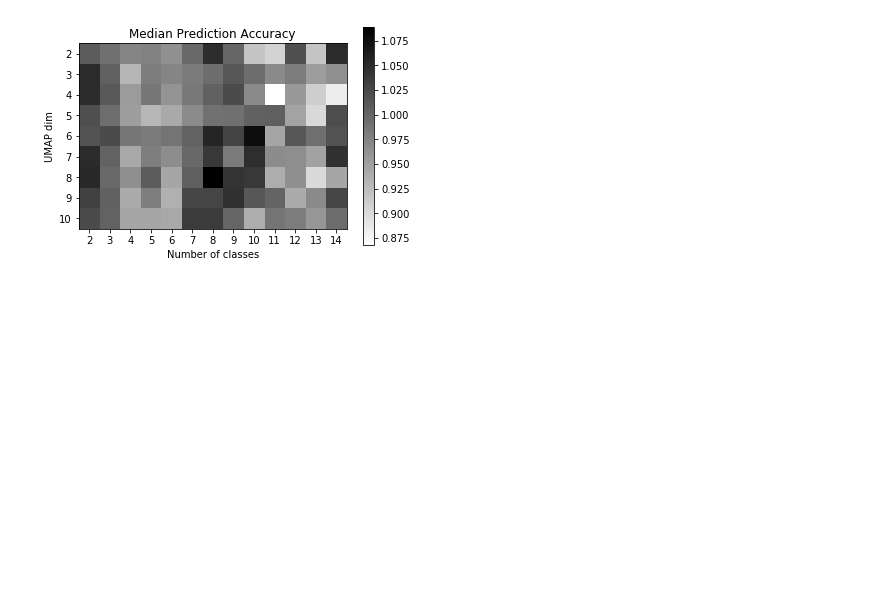
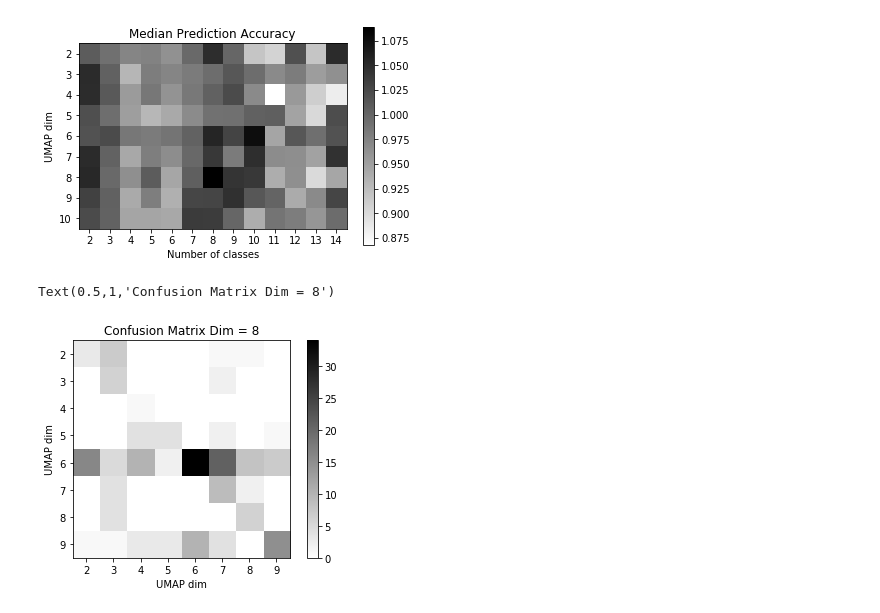
Before and after one commit to BouchardLab/ML_4_prec_prognosis, a Jupyter notebook: bin/confusionmatrix.ipynb, the cells around one changed output. Cells and saved outputs as stored; diff of their text form; code cells hidden in the pictures; blank space fills up the shorter version.

Commit message:
matrix

```diff
--- a/bin/confusionmatrix.ipynb
+++ b/bin/confusionmatrix.ipynb
@@ -91,3 +93,44 @@ ax.set_title('Median Prediction Accuracy')
 # %% [output]
 Text(0.5,1,'Median Prediction Accuracy')
 [figure]
+# %%
+filename = '/Users/ahyeon/Desktop/TBIanalysis/data/data.h5'
+with h5py.File(filename, 'r') as f:
+    data_bm = f['data_matrix_subset_biomarker'][:].T
+    data_oc = f['data_matrix_subset_outcome'][:].T
+    feature_bm = f['feature_name_subset_biomarker'][:]
+    feature_oc = f['feature_name_subset_outcome'][:]
+    pid = f['patient_id'][:]
+# %%
+k=8
+c=8
+confmat = np.zeros((8,8))
+
+embedding = run_umap(data_oc, k, n_neighbors=10,min_dist=0.001)
+Z = hierarchy.linkage(embedding, 'ward', optimal_ordering=True)
+labels = hierarchy.cut_tree(Z, n_clusters=c).reshape(247)
+
+
+rf = RFC(100)
+
+testX, trainX, testY, trainY = train_test_split(data_oc, labels, test_size=0.2)
+rf.fit(trainX, trainY)
+predictions = rf.predict(testX)
+prob = rf.predict_proba(testX)
+for p,a in zip(predictions, testY):
+    confmat[p,a] += 1
+# %%
+f, ax = plt.subplots(1)
+im = ax.imshow(confmat, cmap='gray_r')
+f.colorbar(im)
+umap_dims = np.arange(2,10)
+ax.set_xticks(np.arange(len(umap_dims)))
+ax.set_xticklabels(umap_dims)
+ax.set_xlabel('UMAP dim')
+ax.set_yticks(np.arange(len(umap_dims)))
+ax.set_yticklabels(umap_dims)
+ax.set_ylabel('UMAP dim')
+ax.set_title('Confusion Matrix Dim = 8')
+# %% [output]
+Text(0.5,1,'Confusion Matrix Dim = 8')
+[figure, added]
```
Also changed, not shown: parts of 2 cells of this notebook.
